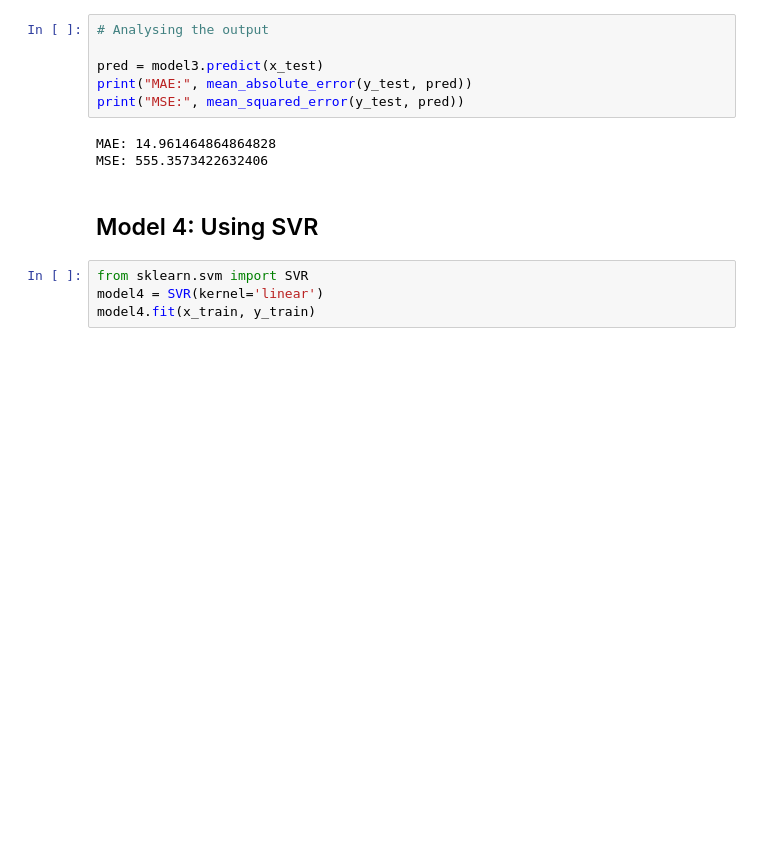
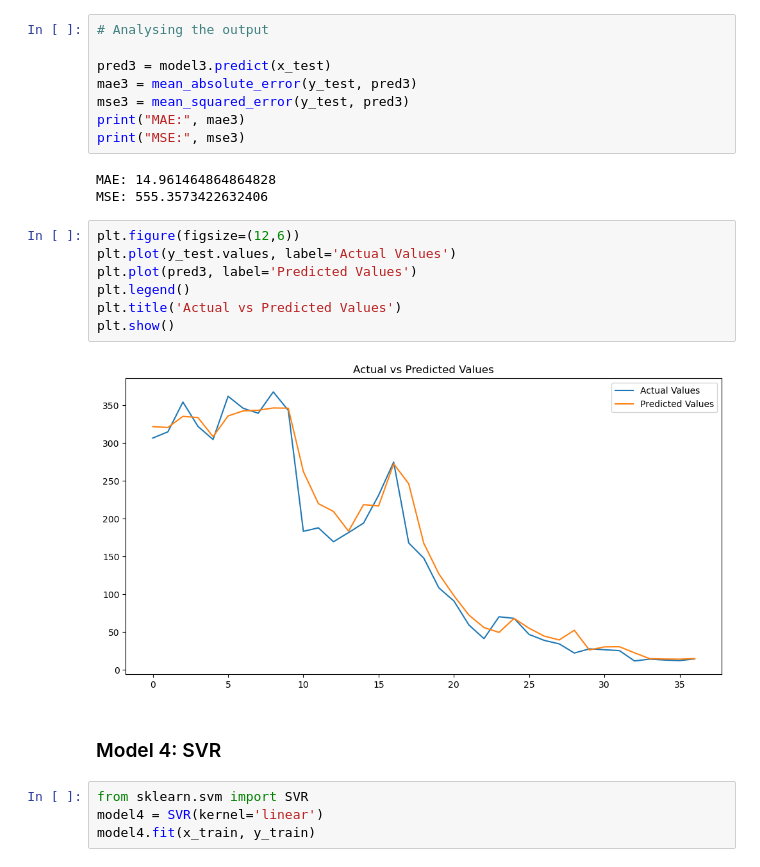
Before and after one commit to ruchit2005/YES-Bank-stock-prediction, a Jupyter notebook: model.ipynb, the cells around one changed output. Drawn from its saved outputs; the diff is of its cells as text; blank space fills up the shorter version.

```diff
--- a/model.ipynb
+++ b/model.ipynb
@@ -115,14 +192,25 @@ model3.score(x_test, y_test)
 # %%
 # Analysing the output
 
-pred = model3.predict(x_test)
-print("MAE:", mean_absolute_error(y_test, pred))
-print("MSE:", mean_squared_error(y_test, pred))
+pred3 = model3.predict(x_test)
+mae3 = mean_absolute_error(y_test, pred3)
+mse3 = mean_squared_error(y_test, pred3)
+print("MAE:", mae3)
+print("MSE:", mse3)
 # %% [output]
 MAE: 14.961464864864828
 MSE: 555.3573422632406
+# %%
+plt.figure(figsize=(12,6))
+plt.plot(y_test.values, label='Actual Values')
+plt.plot(pred3, label='Predicted Values')
+plt.legend()
+plt.title('Actual vs Predicted Values')
+plt.show()
+# %% [output]
+[figure, added]
 # %% [markdown]
-## Model 4: Using SVR
+### Model 4: SVR
 # %%
 from sklearn.svm import SVR
 model4 = SVR(kernel='linear')
```
Also changed, not shown: parts of 28 cells of this notebook.
